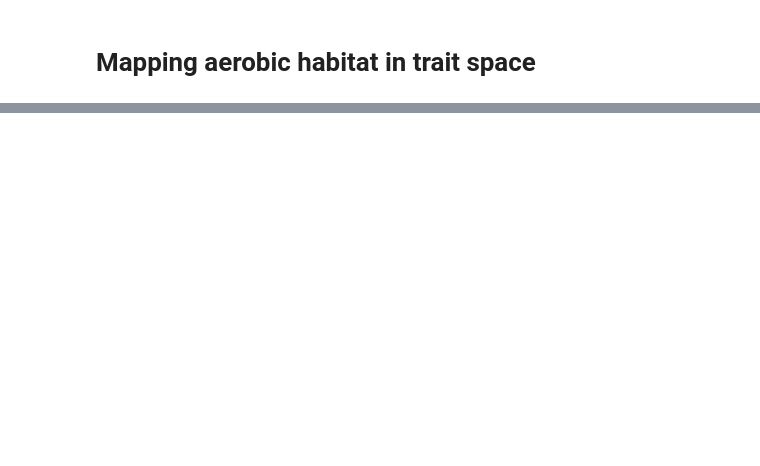
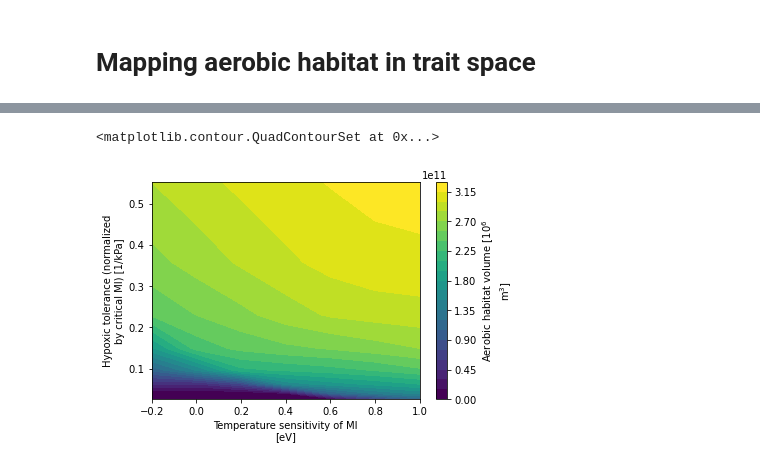
Before and after one commit to matt-long/aerobic-safety-margins, a Jupyter notebook: _sources/aerobic-habitat-trait-space.ipynb, the cells around one changed output, grey strips where cells are left out. Cells and saved outputs as stored; diff of their text form; code cells hidden in the pictures; blank space fills up the shorter version.

```diff
--- a/_sources/aerobic-habitat-trait-space.ipynb
+++ b/_sources/aerobic-habitat-trait-space.ipynb
@@ -327 +140,6 @@ Attributes:
+# %%
+vol_hab_ref.plot.contourf(levels=30)
+# %% [output]
+<matplotlib.contour.QuadContourSet at 0x...>
+[figure, added]
 # %%
```
Also changed, not shown: parts of 28 cells of this notebook, 50 other files.
